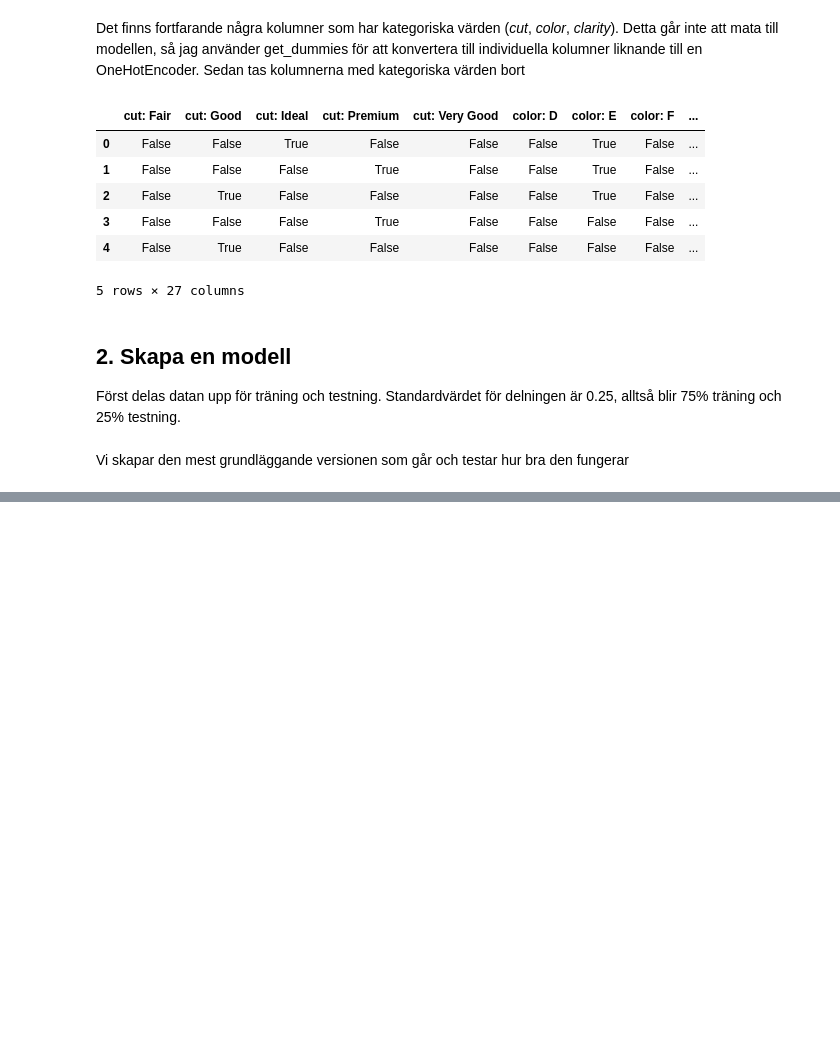
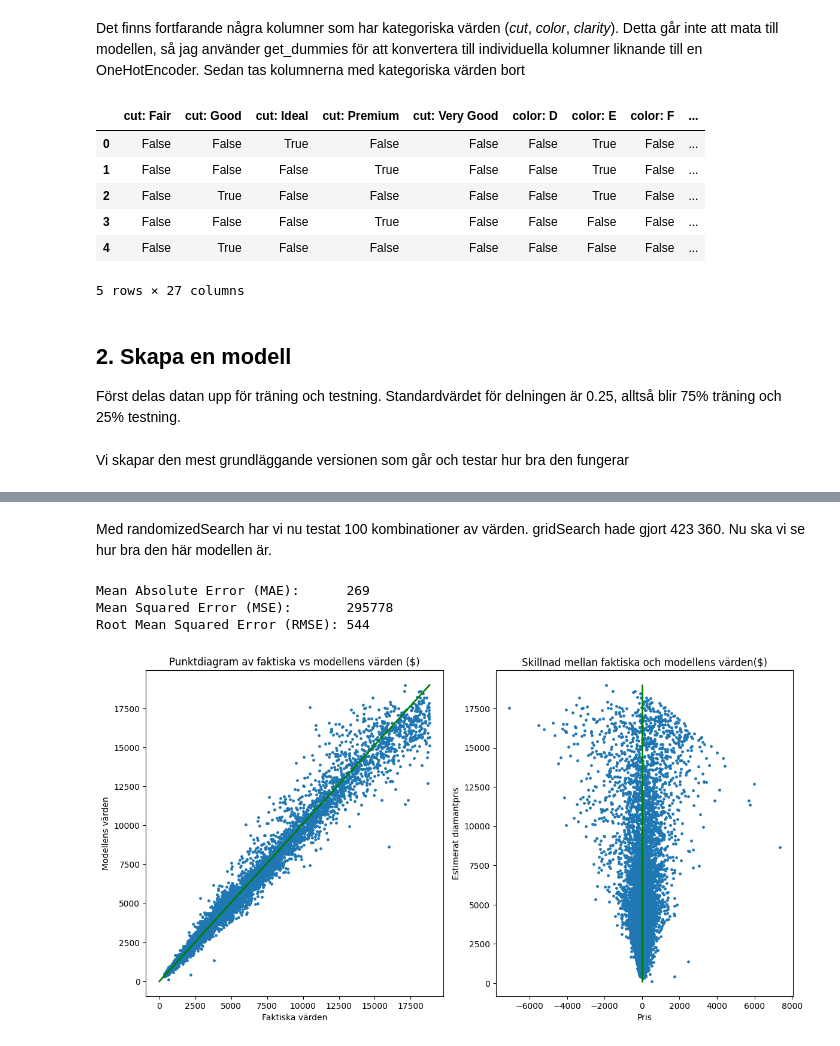
Before and after one commit to Algaras-dev/Diamond-Price-Prediction-Model, a Jupyter notebook: Estimering av diamantpriser.ipynb, the cells around one changed output, grey strips where cells are left out. Cells and saved outputs as stored; diff of their text form; code cells hidden in the pictures; blank space fills up the shorter version.

```diff
--- a/Estimering av diamantpriser.ipynb
+++ b/Estimering av diamantpriser.ipynb
@@ -164,0 +169,32 @@ plot_perf(model)
+# %%
+param_dist = {
+    'learning_rate': [0.5, 0.1, 0.05, 0.01, 0.005, 0.001],  # Hur snabbt värden förändras vid varje iteration
+    'n_estimators': [10, 50, 100, 200, 300, 400, 500, 600], # Antal steg att träna modellen
+
+    'max_depth': [2, 3, 4, 5, 6, 7, 8],                     # Maximalt djup för varje träd
+    'min_child_weight': [1, 2, 3, 4, 5],                    # Hur mycket som krävs för att trädet ska dela sig
+    'gamma': [0, 1, 2, 3, 4, 5],                            # Minimum kravet på förbättring för att trädet ska dela sig
+
+    'colsample_bytree': [0.5, 0.6, 0.7, 0.8, 0.9, 1],       # Andel av kolumnerna som tas med vid varje delning i trädet (förändringsfaktor)
+    'subsample': [0.4, 0.5, 0.6, 0.7, 0.8, 0.9, 1],         # Andel av träningsdatan som tas med vid träningen av varje träd (förändringsfaktor)
+
+    'eval_metric': ['rmse'],                                # Hur modellen ska utväderas
+    'random_state': [0]                                     # För reproducerbarhet
+}
+
+rs = RandomizedSearchCV(
+    xgb.XGBRegressor(),
+    param_dist,
+    n_iter=100
+)
+
+rs.fit(X_train, y_train);
+# %% [markdown]
+Med randomizedSearch har vi nu testat 100 kombinationer av värden. gridSearch hade gjort 423 360. Nu ska vi se hur bra den här modellen är.
+# %%
+plot_perf(rs.best_estimator_)
+# %% [output]
+Mean Absolute Error (MAE):      269
+Mean Squared Error (MSE):       295778
+Root Mean Squared Error (RMSE): 544
+[figure, added]
```
Also changed, not shown: parts of 14 cells of this notebook, 1 other file.
